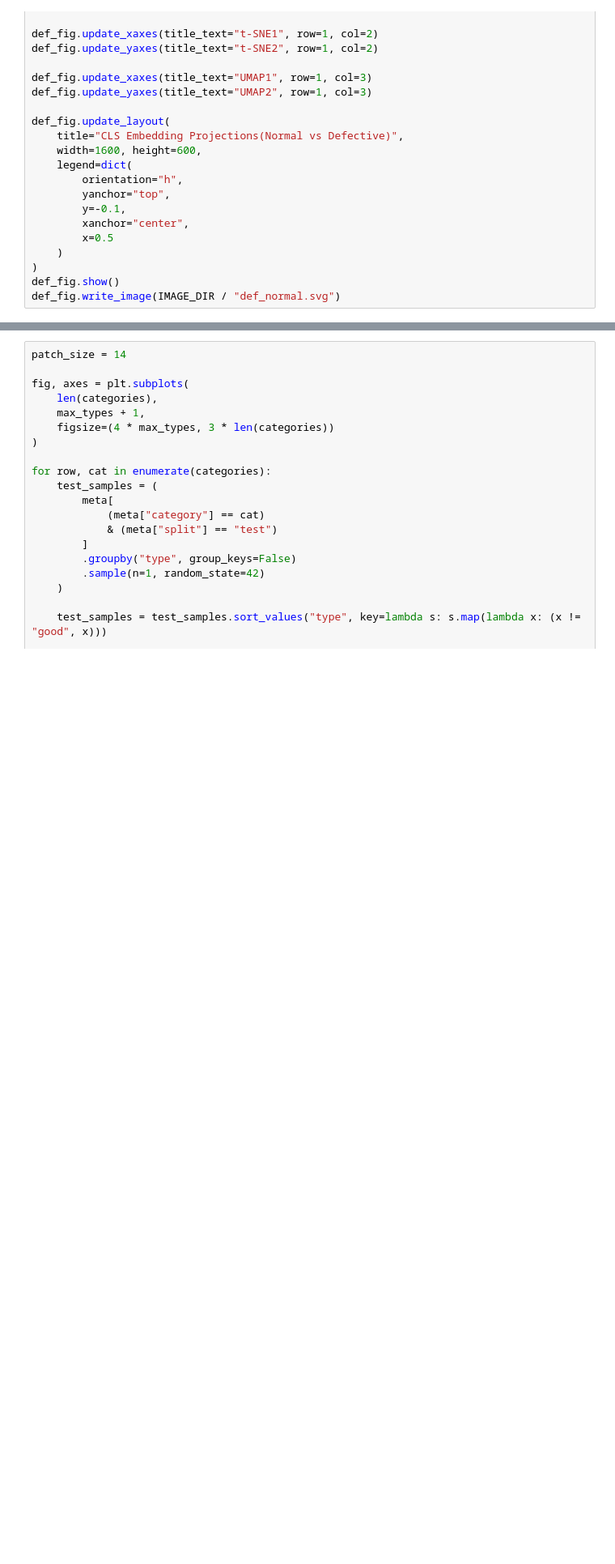
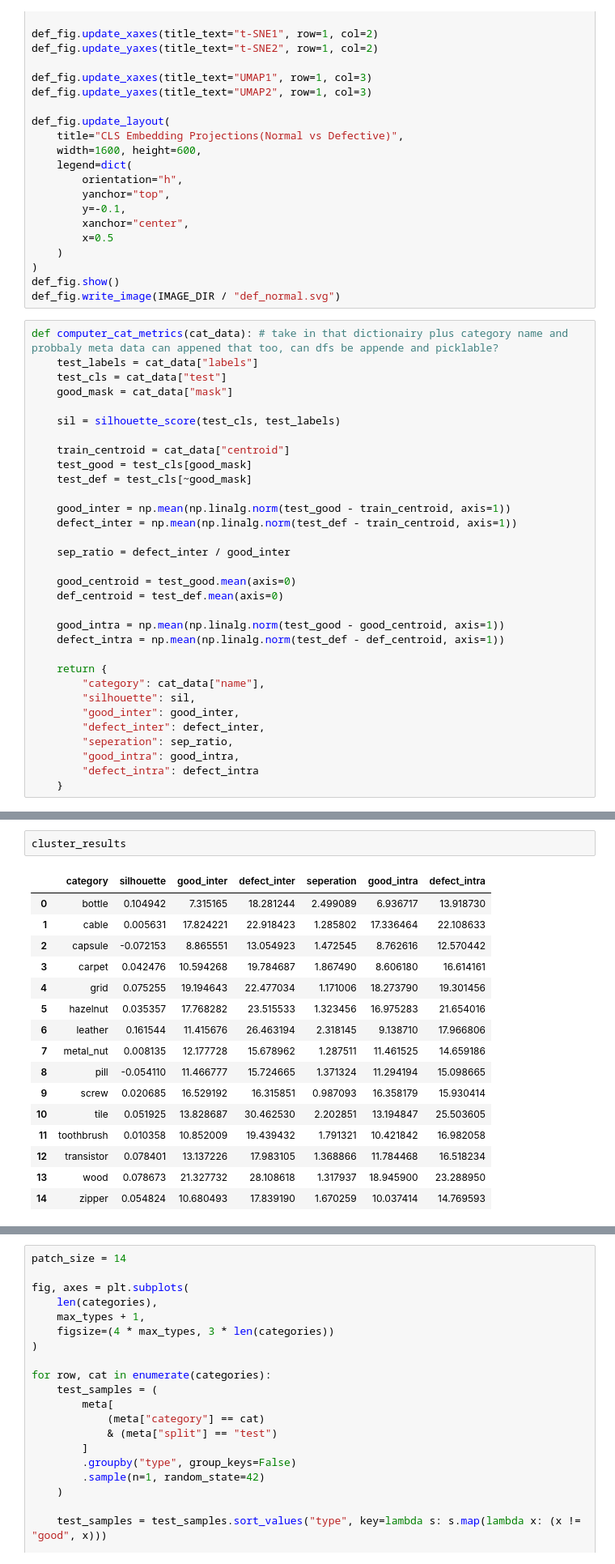
Before and after one commit to CiaranW005/UL-Summer-Bursary-2026, a Jupyter notebook: notebooks/embedding_analysis/emb_visualisation.ipynb, the cells around one changed output, grey strips where cells are left out. Shown at 81% size. Cells and saved outputs as stored; diff of their text form; blank space fills up the shorter version.

Commit message:
Added cluster based metrics such as silhouette socres inter, intra cluster distance Looked at cases for global and category respectfully

```diff
--- a/notebooks/embedding_analysis/emb_visualisation.ipynb
+++ b/notebooks/embedding_analysis/emb_visualisation.ipynb
@@ -226,3 +229,35 @@ def_fig.update_layout(
 )
 def_fig.show()
 def_fig.write_image(IMAGE_DIR / "def_normal.svg")
+# %%
+def computer_cat_metrics(cat_data): # take in that dictionairy plus category name and probbaly meta data can appened that too, can dfs be appende and picklable?
+    test_labels = cat_data["labels"]
+    test_cls = cat_data["test"]
+    good_mask = cat_data["mask"]
+
+    sil = silhouette_score(test_cls, test_labels)
+
+    train_centroid = cat_data["centroid"]
+    test_good = test_cls[good_mask]
+    test_def = test_cls[~good_mask]
+
+    good_inter = np.mean(np.linalg.norm(test_good - train_centroid, axis=1))
+    defect_inter = np.mean(np.linalg.norm(test_def - train_centroid, axis=1))
+
+    sep_ratio = defect_inter / good_inter
+
+    good_centroid = test_good.mean(axis=0)
+    def_centroid = test_def.mean(axis=0)
+
+    good_intra = np.mean(np.linalg.norm(test_good - good_centroid, axis=1))
+    defect_intra = np.mean(np.linalg.norm(test_def - def_centroid, axis=1))
+
+    return {
+        "category": cat_data["name"],
+        "silhouette": sil,
+        "good_inter": good_inter,
+        "defect_inter": defect_inter,
+        "seperation": sep_ratio,
+        "good_intra": good_intra,
+        "defect_intra": defect_intra
+    }
@@ -228,0 +327,19 @@ def_fig.write_image(IMAGE_DIR / "def_normal.svg")
+# %%
+cluster_results
+# %% [output]
+|  | category | silhouette | good_inter | defect_inter | seperation | good_intra | defect_intra |
+| 0 | bottle | 0.104942 | 7.315165 | 18.281244 | 2.499089 | 6.936717 | 13.918730 |
+| 1 | cable | 0.005631 | 17.824221 | 22.918423 | 1.285802 | 17.336464 | 22.108633 |
+| 2 | capsule | -0.072153 | 8.865551 | 13.054923 | 1.472545 | 8.762616 | 12.570442 |
+| 3 | carpet | 0.042476 | 10.594268 | 19.784687 | 1.867490 | 8.606180 | 16.614161 |
+| 4 | grid | 0.075255 | 19.194643 | 22.477034 | 1.171006 | 18.273790 | 19.301456 |
+| 5 | hazelnut | 0.035357 | 17.768282 | 23.515533 | 1.323456 | 16.975283 | 21.654016 |
+| 6 | leather | 0.161544 | 11.415676 | 26.463194 | 2.318145 | 9.138710 | 17.966806 |
+| 7 | metal_nut | 0.008135 | 12.177728 | 15.678962 | 1.287511 | 11.461525 | 14.659186 |
+| 8 | pill | -0.054110 | 11.466777 | 15.724665 | 1.371324 | 11.294194 | 15.098665 |
+| 9 | screw | 0.020685 | 16.529192 | 16.315851 | 0.987093 | 16.358179 | 15.930414 |
+| 10 | tile | 0.051925 | 13.828687 | 30.462530 | 2.202851 | 13.194847 | 25.503605 |
+| 11 | toothbrush | 0.010358 | 10.852009 | 19.439432 | 1.791321 | 10.421842 | 16.982058 |
+| 12 | transistor | 0.078401 | 13.137226 | 17.983105 | 1.368866 | 11.784468 | 16.518234 |
+| 13 | wood | 0.078673 | 21.327732 | 28.108618 | 1.317937 | 18.945900 | 23.288950 |
+| 14 | zipper | 0.054824 | 10.680493 | 17.839190 | 1.670259 | 10.037414 | 14.769593 |
```
Also changed, not shown: parts of 4 cells of this notebook, 2 other files.
